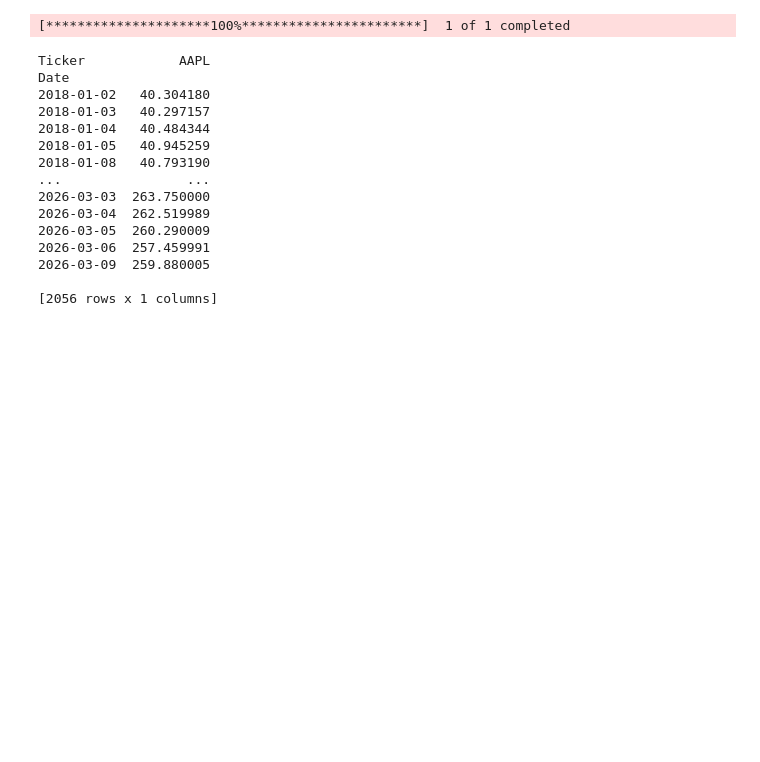
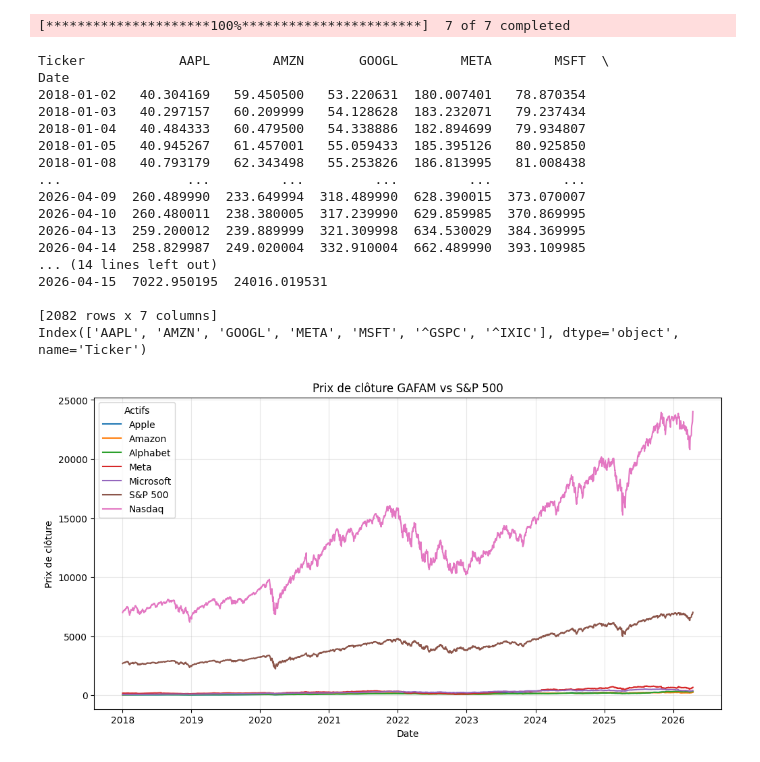
Before and after one commit to JadMzk/EconometricAnalysisGAFAM, a Jupyter notebook: univarie.ipynb, the cells around one changed output. Cells and saved outputs as stored; diff of their text form; code cells hidden in the pictures; blank space fills up the shorter version.

```diff
--- a/univarie.ipynb
+++ b/univarie.ipynb
@@ -32,31 +46,59 @@ from statsmodels.tsa.ar_model import AutoReg
 
 
 # choisir une entreprise
-ticker = "AAPL"
+tickers = ["AAPL", "AMZN", "META", "GOOGL", "MSFT","^GSPC","^IXIC"]
 
 # télécharger les données
-df = yf.download(ticker, start="2018-01-01")
+df = yf.download(tickers, start="2018-01-01")
 
 # garder uniquement le prix de clôture
 close = df["Close"]
 
 # afficher les premières lignes
 print(close)
+print(close.columns)
 # %% [output]
-[*********************100%***********************]  1 of 1 completed
+[*********************100%***********************]  7 of 7 completed
-Ticker            AAPL
+Ticker            AAPL        AMZN       GOOGL        META        MSFT  \
 Date
-2018-01-02   40.304180
-2018-01-03   40.297157
-2018-01-04   40.484344
-2018-01-05   40.945259
-2018-01-08   40.793190
-...                ...
-2026-03-03  263.750000
-2026-03-04  262.519989
-2026-03-05  260.290009
-2026-03-06  257.459991
-2026-03-09  259.880005
+2018-01-02   40.304169   59.450500   53.220631  180.007401   78.870354
+2018-01-03   40.297157   60.209999   54.128628  183.232071   79.237434
+2018-01-04   40.484333   60.479500   54.338886  182.894699   79.934807
+2018-01-05   40.945267   61.457001   55.059433  185.395126   80.925850
+2018-01-08   40.793179   62.343498   55.253826  186.813995   81.008438
+...                ...         ...         ...         ...         ...
+2026-04-09  260.489990  233.649994  318.489990  628.390015  373.070007
+2026-04-10  260.480011  238.380005  317.239990  629.859985  370.869995
+2026-04-13  259.200012  239.889999  321.309998  634.530029  384.369995
+2026-04-14  258.829987  249.020004  332.910004  662.489990  393.109985
+... (14 lines left out)
+2026-04-15  7022.950195  24016.019531
 
-[2056 rows x 1 columns]
+[2082 rows x 7 columns]
+Index(['AAPL', 'AMZN', 'GOOGL', 'META', 'MSFT', '^GSPC', '^IXIC'], dtype='object', name='Ticker')
+# %%
+close = close.rename(columns={
+    "AAPL": "Apple",
+    "AMZN": "Amazon",
+    "META": "Meta",
+    "GOOGL": "Alphabet",
+    "MSFT": "Microsoft",
+    "^GSPC": "S&P 500",
+    "^IXIC": "Nasdaq"
+})
+
+# Plot
+plt.figure(figsize=(12,6))
+
+for col in close.columns:
+    plt.plot(close.index, close[col], label=col)
+
+plt.title("Prix de clôture GAFAM vs S&P 500")
+plt.xlabel("Date")
+plt.ylabel("Prix de clôture")
+plt.legend(title="Actifs")
+plt.grid(True, alpha=0.3)
+plt.show()
+# %% [output]
+[figure, added]
 # %%
```
Also changed, not shown: parts of 6 cells of this notebook.
